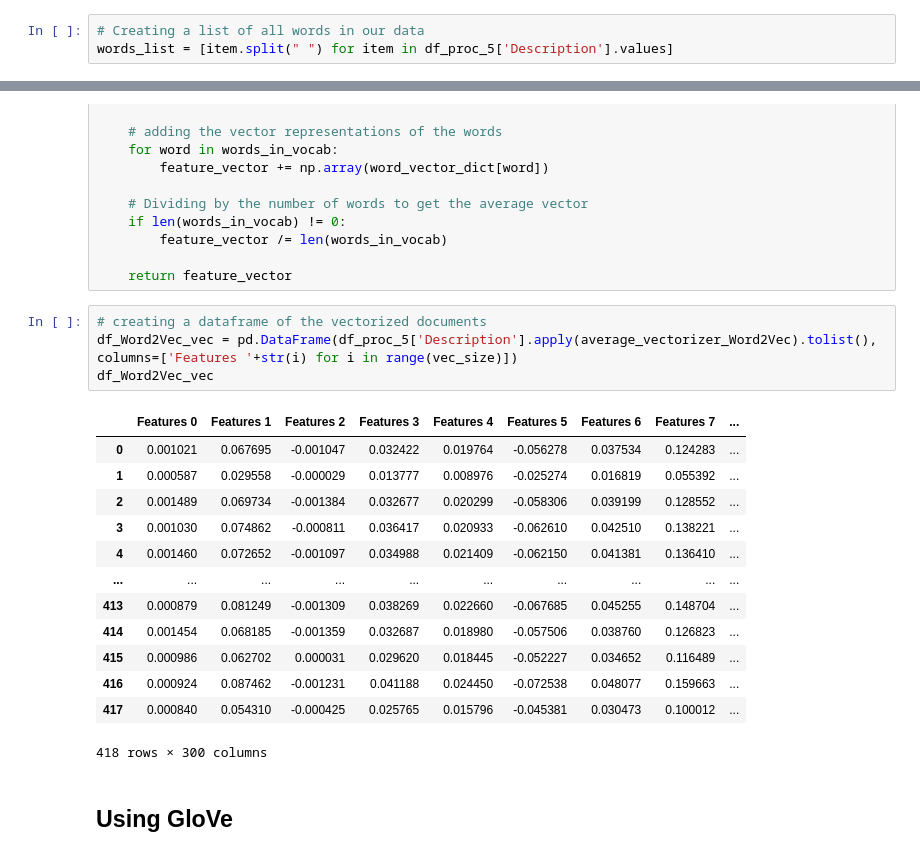
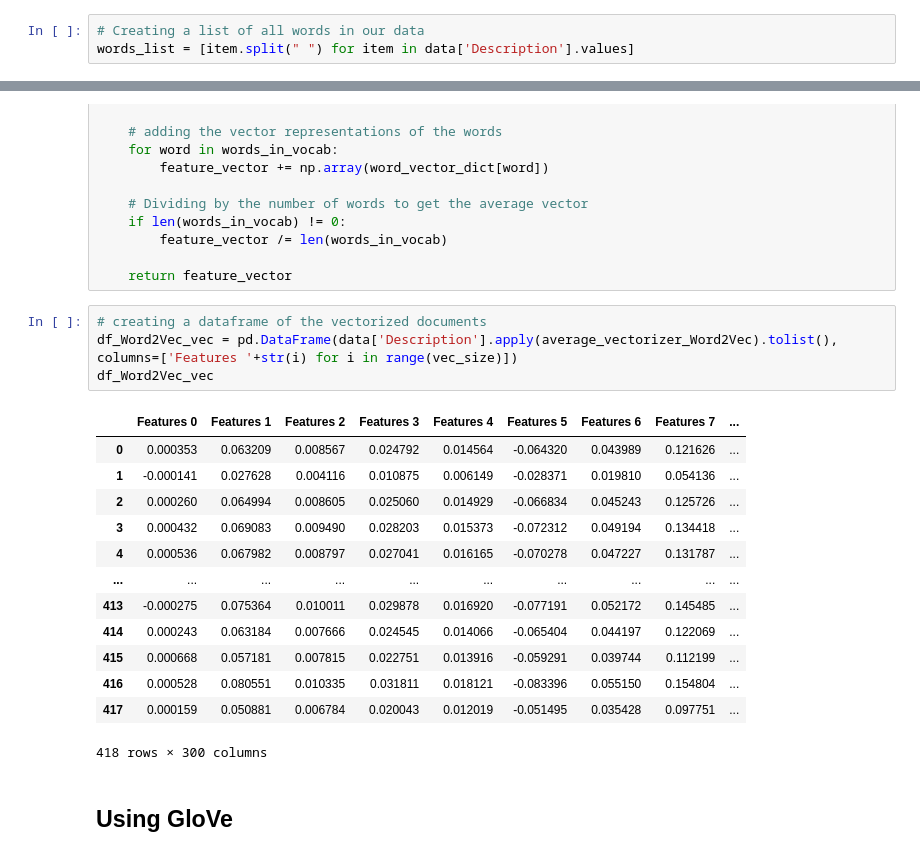
Before and after one commit to MeeruChandra/GL_NLP1_Group2, a Jupyter notebook: GLCapstone_NLP1.ipynb, the cells around one changed output, grey strips where cells are left out. Drawn from its saved outputs; the diff is of its cells as text.

```diff
--- a/GLCapstone_NLP1.ipynb
+++ b/GLCapstone_NLP1.ipynb
@@ -1017,7 +1026,7 @@ memory usage: 140.5+ KB
 ## Using Word2Vec
 # %%
 # Creating a list of all words in our data
-words_list = [item.split(" ") for item in df_proc_5['Description'].values]
+words_list = [item.split(" ") for item in data['Description'].values]
 # %%
 # Creating an instance of Word2Vec
 vec_size = 300
@@ -1055,21 +1064,21 @@ def average_vectorizer_Word2Vec(doc):
     return feature_vector
 # %%
 # creating a dataframe of the vectorized documents
-df_Word2Vec_vec = pd.DataFrame(df_proc_5['Description'].apply(average_vectorizer_Word2Vec).tolist(), columns=['Features '+str(i) for i in range(vec_size)])
+df_Word2Vec_vec = pd.DataFrame(data['Description'].apply(average_vectorizer_Word2Vec).tolist(), columns=['Features '+str(i) for i in range(vec_size)])
 df_Word2Vec_vec
 # %% [output]
 |  | Features 0 | Features 1 | Features 2 | Features 3 | Features 4 | Features 5 | Features 6 | Features 7 | ... |
-| 0 | 0.001021 | 0.067695 | -0.001047 | 0.032422 | 0.019764 | -0.056278 | 0.037534 | 0.124283 | ... |
-| 1 | 0.000587 | 0.029558 | -0.000029 | 0.013777 | 0.008976 | -0.025274 | 0.016819 | 0.055392 | ... |
-| 2 | 0.001489 | 0.069734 | -0.001384 | 0.032677 | 0.020299 | -0.058306 | 0.039199 | 0.128552 | ... |
-| 3 | 0.001030 | 0.074862 | -0.000811 | 0.036417 | 0.020933 | -0.062610 | 0.042510 | 0.138221 | ... |
-| 4 | 0.001460 | 0.072652 | -0.001097 | 0.034988 | 0.021409 | -0.062150 | 0.041381 | 0.136410 | ... |
+| 0 | 0.000353 | 0.063209 | 0.008567 | 0.024792 | 0.014564 | -0.064320 | 0.043989 | 0.121626 | ... |
+| 1 | -0.000141 | 0.027628 | 0.004116 | 0.010875 | 0.006149 | -0.028371 | 0.019810 | 0.054136 | ... |
+| 2 | 0.000260 | 0.064994 | 0.008605 | 0.025060 | 0.014929 | -0.066834 | 0.045243 | 0.125726 | ... |
+| 3 | 0.000432 | 0.069083 | 0.009490 | 0.028203 | 0.015373 | -0.072312 | 0.049194 | 0.134418 | ... |
+| 4 | 0.000536 | 0.067982 | 0.008797 | 0.027041 | 0.016165 | -0.070278 | 0.047227 | 0.131787 | ... |
 | ... | ... | ... | ... | ... | ... | ... | ... | ... | ... |
-| 413 | 0.000879 | 0.081249 | -0.001309 | 0.038269 | 0.022660 | -0.067685 | 0.045255 | 0.148704 | ... |
-| 414 | 0.001454 | 0.068185 | -0.001359 | 0.032687 | 0.018980 | -0.057506 | 0.038760 | 0.126823 | ... |
-| 415 | 0.000986 | 0.062702 | 0.000031 | 0.029620 | 0.018445 | -0.052227 | 0.034652 | 0.116489 | ... |
-| 416 | 0.000924 | 0.087462 | -0.001231 | 0.041188 | 0.024450 | -0.072538 | 0.048077 | 0.159663 | ... |
-| 417 | 0.000840 | 0.054310 | -0.000425 | 0.025765 | 0.015796 | -0.045381 | 0.030473 | 0.100012 | ... |
+| 413 | -0.000275 | 0.075364 | 0.010011 | 0.029878 | 0.016920 | -0.077191 | 0.052172 | 0.145485 | ... |
+| 414 | 0.000243 | 0.063184 | 0.007666 | 0.024545 | 0.014066 | -0.065404 | 0.044197 | 0.122069 | ... |
+| 415 | 0.000668 | 0.057181 | 0.007815 | 0.022751 | 0.013916 | -0.059291 | 0.039744 | 0.112199 | ... |
+| 416 | 0.000528 | 0.080551 | 0.010335 | 0.031811 | 0.018121 | -0.083396 | 0.055150 | 0.154804 | ... |
+| 417 | 0.000159 | 0.050881 | 0.006784 | 0.020043 | 0.012019 | -0.051495 | 0.035428 | 0.097751 | ... |
 418 rows × 300 columns
 # %% [markdown]
 ## Using GloVe
```
Also changed, not shown: parts of 11 cells of this notebook.
